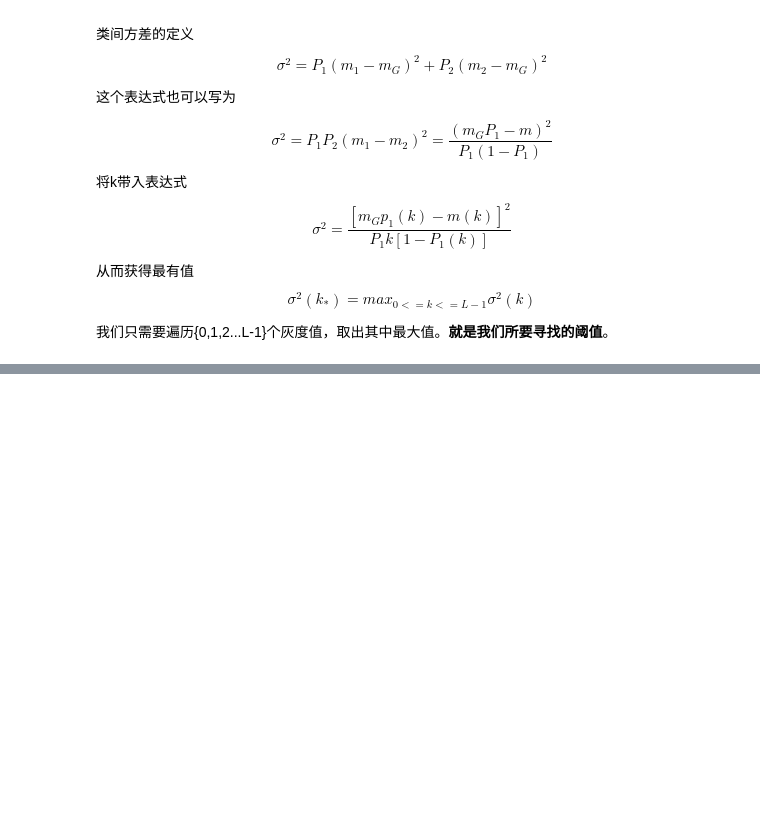
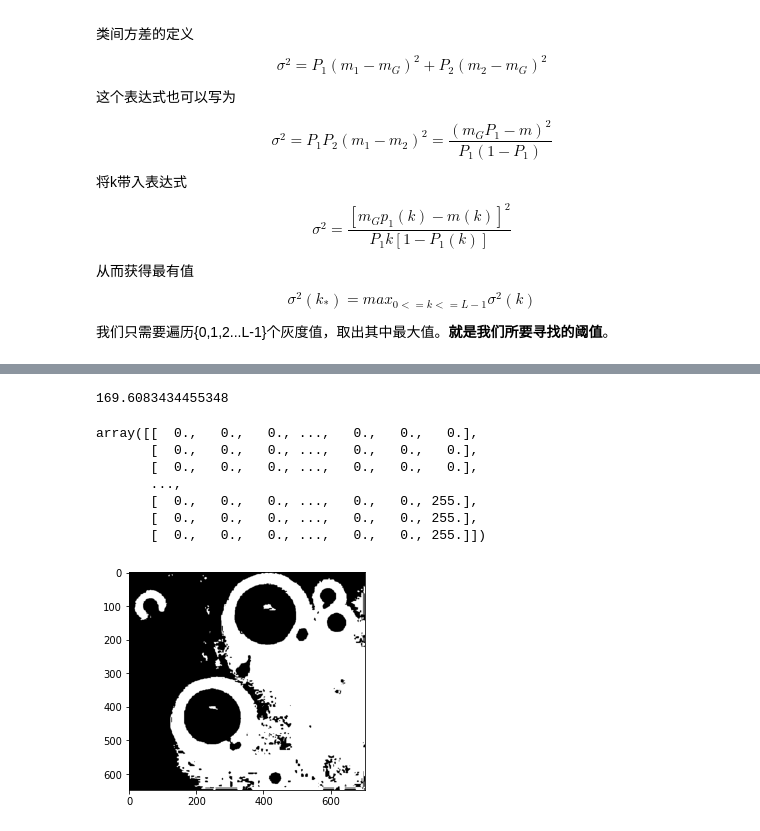
Before and after one commit to swzhxx/DIP, a Jupyter notebook: segmentation/otsu.ipynb, the cells around one changed output, grey strips where cells are left out. Saved outputs shown, nothing was run; the diff lists cells and outputs as text; code cells hidden in the pictures; blank space fills up the shorter version.

```diff
--- a/segmentation/otsu.ipynb
+++ b/segmentation/otsu.ipynb
@@ -58,0 +162,4 @@ $$
+# %%
+# 4. 求出全局平均值
+mg = f.mean()
+mg
@@ -58,0 +194,27 @@ $$
+# %%
+k_star = np.argmax(Sigma)
+k_star
+thresold = mg
+thresold
+# %% [output]
+169.6083434455348
+# %%
+res = np.zeros((h,w))
+for y in range(h):
+    for x in range(w):
+        v = f[y][x]
+        if v < thresold :
+            res[y][x] = 0
+        else :
+            res[y][x] = 255
+plt.imshow(res , "gray")
+res
+# %% [output]
+array([[  0.,   0.,   0., ...,   0.,   0.,   0.],
+       [  0.,   0.,   0., ...,   0.,   0.,   0.],
+       [  0.,   0.,   0., ...,   0.,   0.,   0.],
+       ...,
+       [  0.,   0.,   0., ...,   0.,   0., 255.],
+       [  0.,   0.,   0., ...,   0.,   0., 255.],
+       [  0.,   0.,   0., ...,   0.,   0., 255.]])
+[figure, added]
```
Also changed, not shown: parts of 10 cells of this notebook, 1 other file.
